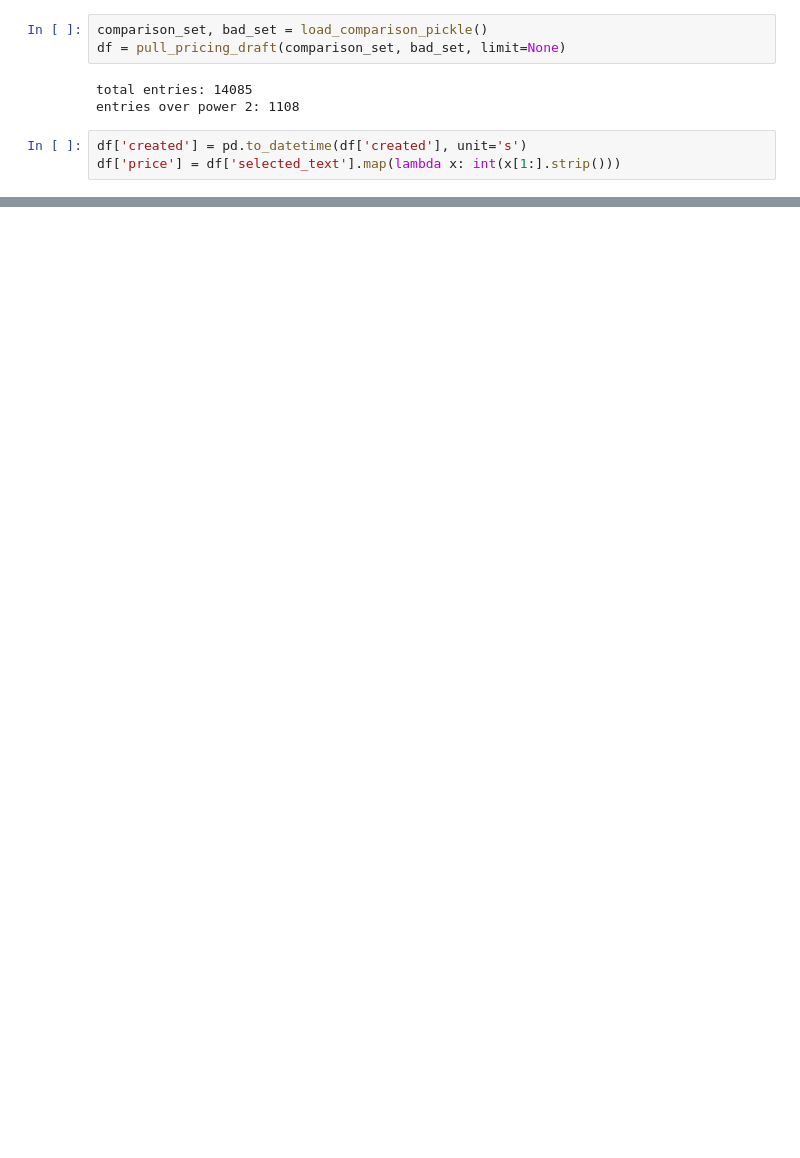
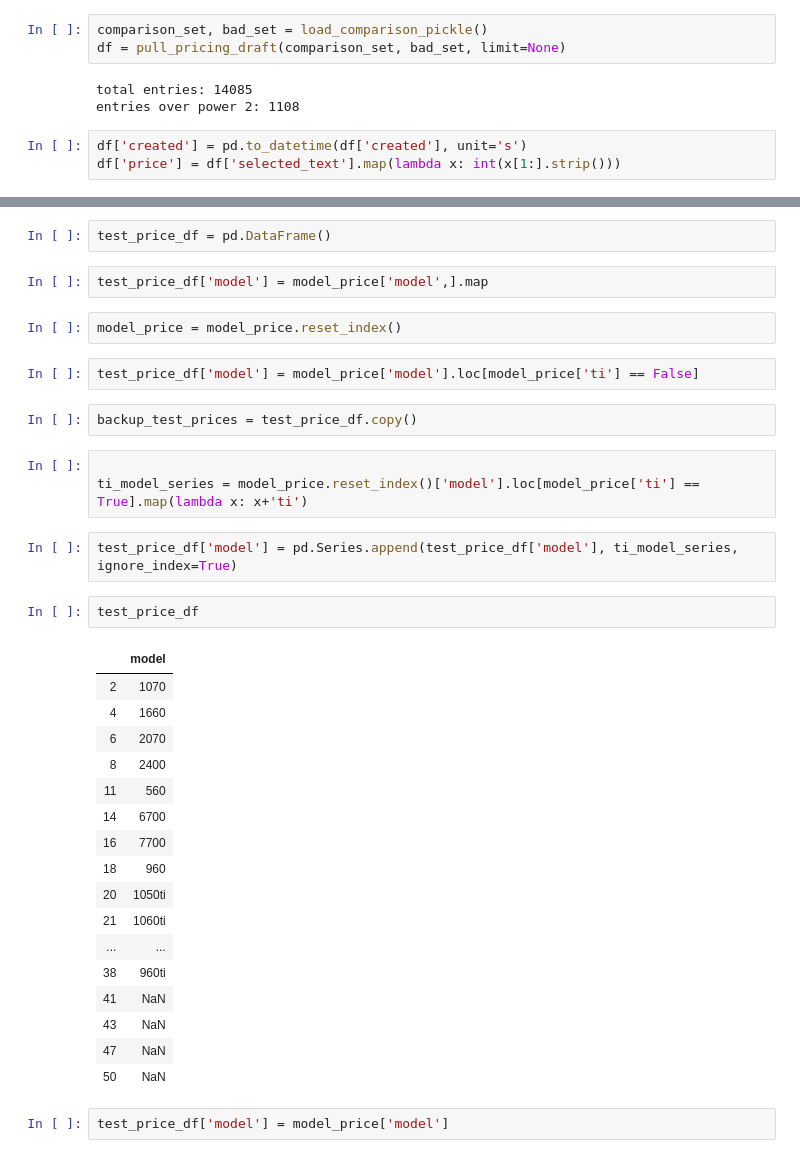
Before and after one commit to ErinMyLungs/Aesop-s-Pawnshop, a Jupyter notebook: notebooks/EDA Used Nvidia GPUs.ipynb, the cells around one changed output, grey strips where cells are left out. Cells and saved outputs as stored; diff of their text form; blank space fills up the shorter version.

```diff
--- a/notebooks/EDA Used Nvidia GPUs.ipynb
+++ b/notebooks/EDA Used Nvidia GPUs.ipynb
@@ -83,0 +127,37 @@ df.loc[df['title_select'].str.len() > 80]
+# %%
+test_price_df = pd.DataFrame()
+# %%
+test_price_df['model'] = model_price['model',].map
+# %%
+model_price = model_price.reset_index()
+# %%
+test_price_df['model'] = model_price['model'].loc[model_price['ti'] == False]
+# %%
+backup_test_prices = test_price_df.copy()
+# %%
+
+ti_model_series = model_price.reset_index()['model'].loc[model_price['ti'] == True].map(lambda x: x+'ti')
+# %%
+test_price_df['model'] = pd.Series.append(test_price_df['model'], ti_model_series, ignore_index=True)
+# %%
+test_price_df
+# %% [output]
+|  | model |
+| 2 | 1070 |
+| 4 | 1660 |
+| 6 | 2070 |
+| 8 | 2400 |
+| 11 | 560 |
+| 14 | 6700 |
+| 16 | 7700 |
+| 18 | 960 |
+| 20 | 1050ti |
+| 21 | 1060ti |
+| ... | ... |
+| 38 | 960ti |
+| 41 | NaN |
+| 43 | NaN |
+| 47 | NaN |
+| 50 | NaN |
+# %%
+test_price_df['model'] = model_price['model']
```
Also changed, not shown: parts of 19 cells of this notebook, 2 other files.
